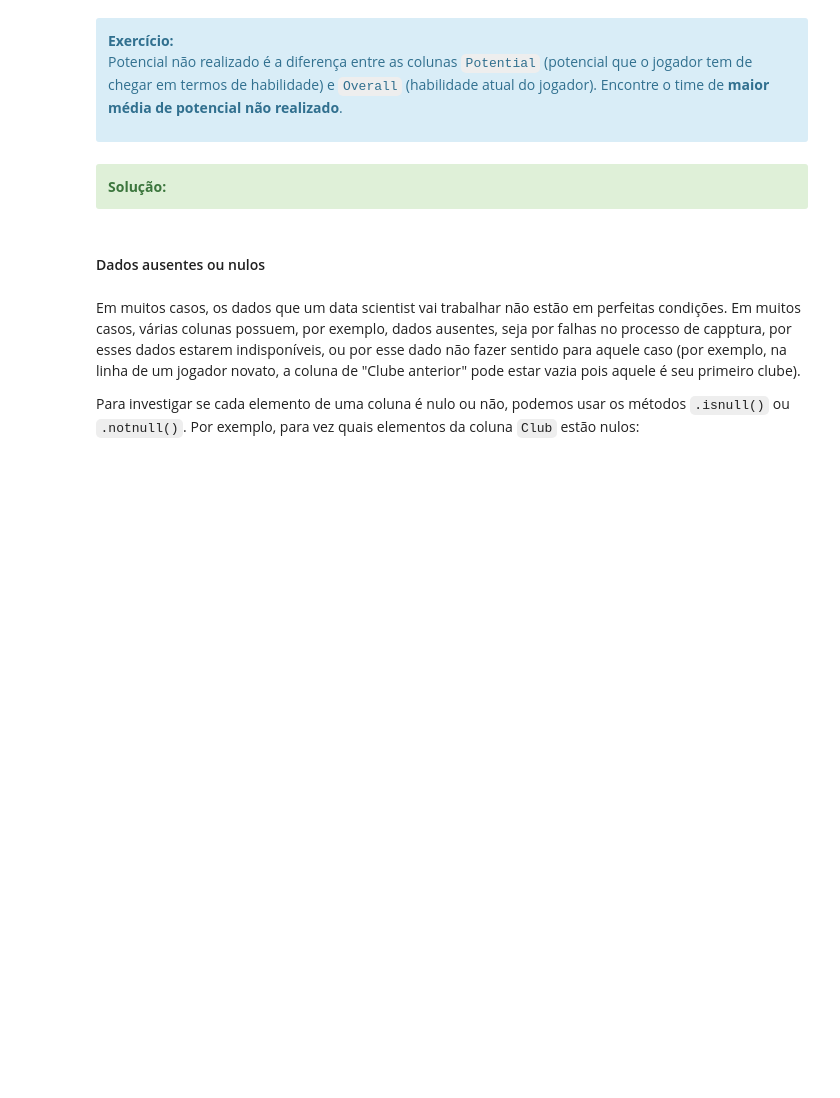
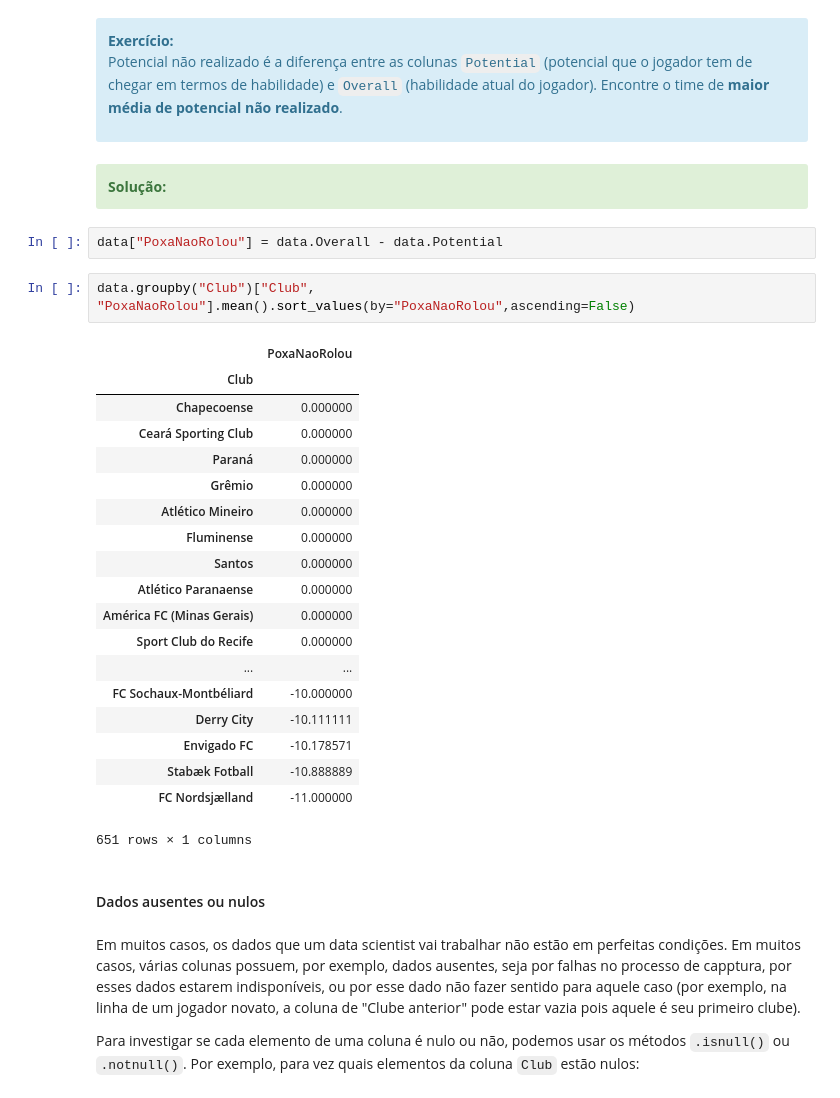
Before and after one commit to azabraao/AI-workout, a Jupyter notebook: 01-Introducao/notebooks/01-Introducao-resolvido-por-mim.ipynb, the cells around one changed output. Cells and saved outputs as stored; diff of their text form; blank space fills up the shorter version.

```diff
--- a/01-Introducao/notebooks/01-Introducao-resolvido-por-mim.ipynb
+++ b/01-Introducao/notebooks/01-Introducao-resolvido-por-mim.ipynb
@@ -811,6 +898,30 @@ Potencial não realizado é a diferença entre as colunas `Potential` (potencial
 <div class="alert alert-block alert-success">
 <b>Solução:</b>
 </div>
+# %%
+data["PoxaNaoRolou"] = data.Overall - data.Potential
+# %%
+data.groupby("Club")["Club", "PoxaNaoRolou"].mean().sort_values(by="PoxaNaoRolou",ascending=False)
+# %% [output]
+|  | PoxaNaoRolou |
+| Club |  |
+| Chapecoense | 0.000000 |
+| Ceará Sporting Club | 0.000000 |
+| Paraná | 0.000000 |
+| Grêmio | 0.000000 |
+| Atlético Mineiro | 0.000000 |
+| Fluminense | 0.000000 |
+| Santos | 0.000000 |
+| Atlético Paranaense | 0.000000 |
+| América FC (Minas Gerais) | 0.000000 |
+| Sport Club do Recife | 0.000000 |
+| ... | ... |
+| FC Sochaux-Montbéliard | -10.000000 |
+| Derry City | -10.111111 |
+| Envigado FC | -10.178571 |
+| Stabæk Fotball | -10.888889 |
+| FC Nordsjælland | -11.000000 |
+651 rows × 1 columns
 # %% [markdown]
 #### Dados ausentes ou nulos
 # %% [markdown]
```
Also changed, not shown: parts of 10 cells of this notebook.
